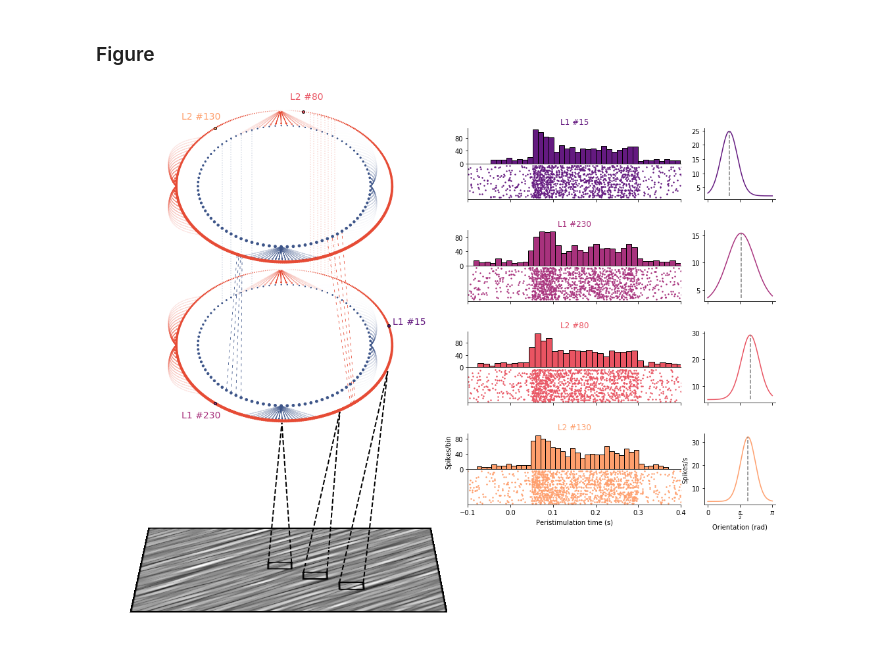
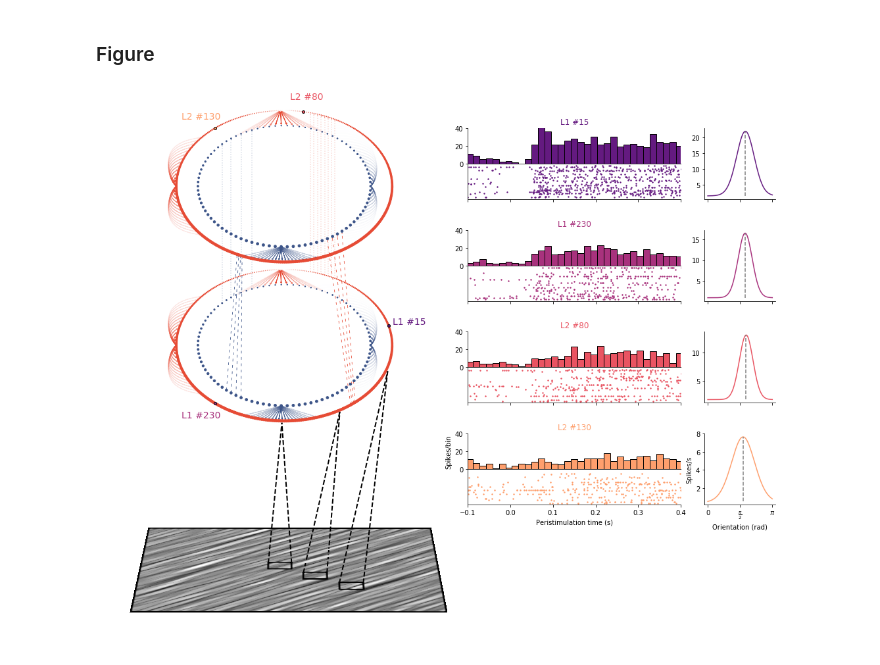
Before and after one commit to hugoladret/submissionJHEPC20, a Jupyter notebook: figure.ipynb, the cells around one changed output. Drawn from its saved outputs; the diff is of its cells as text; code cells hidden in the pictures.

Commit message:
updating plot with actual data

```diff
--- a/figure.ipynb
+++ b/figure.ipynb
@@ -45,7 +45,7 @@ pops = ['L1', 'L1', 'L2', 'L2'] # population to which the idxs belong
 cmap = plt.cm.magma(np.linspace(.3, .8, len(plot_idxs))) # color of the neurons
 
 save = True # save the files ?
-dpi = 250 # saving dpi
+dpi = 600 # saving dpi, submission max allowed size is 10mb
 # %% [markdown]
 ### Coordinates
 # %%
@@ -76,3 +78,7 @@ def generate_cloud(theta, b_theta, sf_0,
+# %%
+psth = np.load('./data_psth.npy', allow_pickle = True)
+psth = psth[:,7,:]
+tc = np.load('./data_tc.npy')
 # %%
 def gen_raster(trials = 30, seed0 = 0) :
     r_array= []
@@ -324,22 +330,23 @@ for i0 in range(len(plot_idxs)) :
 
     ## PSTH
     sup_ax1 = fig.add_axes([.9, extra_ys[i0],.45, .05])
-    rast = gen_raster(seed0 = 2**i0)
-    histo = sup_ax1.hist(np.concatenate(rast),
-                         bins = np.linspace(rast[0].min(), rast[0].max(), 40),
+    #rast = gen_raster(seed0 = 2**i0)
+    histo = sup_ax1.hist(np.concatenate(psth[i0]),
+                         bins = np.linspace(-.15, .45, 40),
                         facecolor = cmap[i0],
                          edgecolor = 'k')
 
     sup_ax1.set_title('%s #%d' % (pops[i0],plot_idxs[i0]), color = cmap[i0])
     sup_ax1.set_xticks([])
-    sup_ax1.set_yticks([0, 40, 80])
+    sup_ax1.set_yticks([0, 20, 40])
+    sup_ax1.set_ylim(0,40)
     sup_ax1.spines['right'].set_visible(False)
     sup_ax1.spines['top'].set_visible(False)
     sup_ax1.set_xlim(-.1, .4)
 
     ## Rasterplot
     sup_ax2 = fig.add_axes([.9,  extra_ys[i0]-.05, .45, .05])
-    for i1, trial in enumerate(rast) :
+    for i1, trial in enumerate(psth[i0]) :
         sup_ax2.scatter(trial, np.full_like(trial, i1),
                         facecolor = cmap[i0], s = 2)
 
@@ -349,43 +356,43 @@ for i0 in range(len(plot_idxs)) :
 
     ## Tuning curve
     sup_ax3 = fig.add_axes([.9+.5,  extra_ys[i0]-.05,.15, .1])
-    tc = gen_tc(seed = 2**i0)
-    xs = np.linspace(0, np.pi, 200)
-    sup_ax3.plot(xs, tc,
+    #tc = gen_tc(seed = 2**i0)
+    xs = np.linspace(0, np.pi, 1000)
+    sup_ax3.plot(xs, tc[i0],
                 color = cmap[i0])
-    sup_ax3.plot([xs[np.argmax(tc)], xs[np.argmax(tc)]],
-                 [np.min(tc), np.max(tc)],
+    sup_ax3.plot([xs[np.argmax(tc[i0])], xs[np.argmax(tc[i0])]],
+                 [np.min(tc[i0]), np.max(tc[i0])],
                     color = 'gray', linestyle = '--')
 
     sup_ax3.set_xticks([0, np.pi/2, np.pi])
     sup_ax3.set_xticklabels([0, r'$\frac{\pi}{%.0f}$' % 2, r'$\pi$'])
     sup_ax3.spines['right'].set_visible(False)
     sup_ax3.spines['top'].set_visible(False)
 
     if i0 == len(plot_idxs) - 1 :
         sup_ax1.set_ylabel('Spikes/bin')
         sup_ax2.set_xlabel('Peristimulation time (s)')
         sup_ax3.set_ylabel('Spikes/s')
         sup_ax3.set_xlabel('Orientation (rad)')
     else :
         sup_ax2.set_xticklabels([])
         sup_ax3.set_xticklabels([])
 
 # Setting up the plot  ------------------------------------------
 ax.set_xlim(-1.7, 1.7)
 ax.set_ylim(-1.05, 3.15)
 ax.axis('off')
 
 ax2.set_zlim(-.08, .1)
 ax2.view_init(elev=40, azim=.2)
 ax2.dist = 6.
 ax2.axis('off')
 
 plt.subplots_adjust(hspace=.25)
 plt.show()
 
 if save :
     fig.savefig('figure.pdf', format='pdf', bbox_inches='tight', dpi = dpi)
     fig.savefig('figure.png', format='png', bbox_inches='tight', dpi = dpi)
 # %% [output]
-[figure, old version]
+[figure, new version]
```
Also changed, not shown: parts of 1 cell of this notebook, 4 other files.
